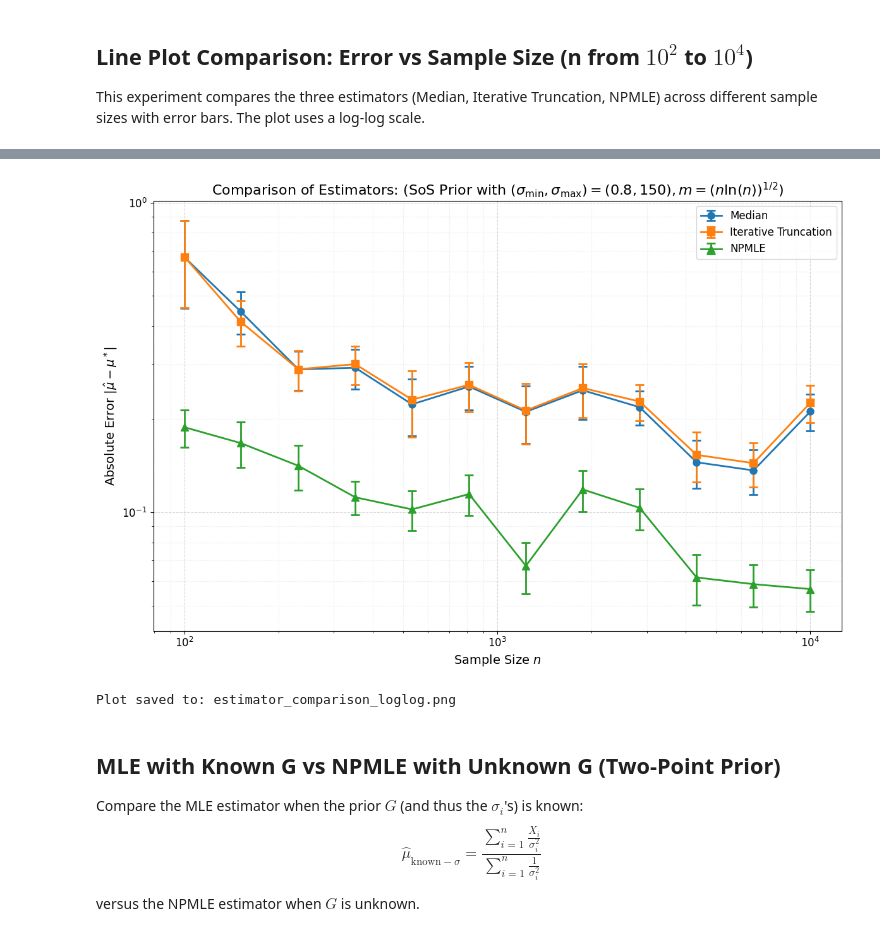
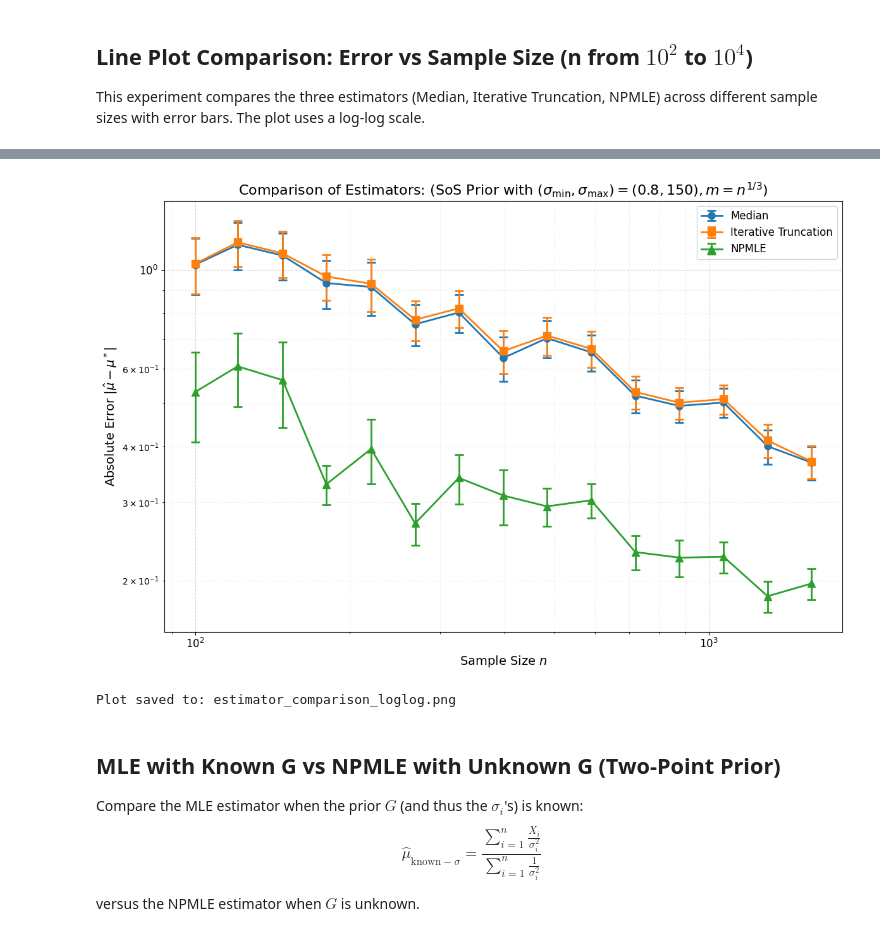
Before and after one commit to AshettyV/NPMLE, a Jupyter notebook: NPMLE_py_tests.ipynb, the cells around one changed output, grey strips where cells are left out. Cells and saved outputs as stored; diff of their text form; code cells hidden in the pictures.

Commit message:
code used for plots in paper

```diff
--- a/NPMLE_py_tests.ipynb
+++ b/NPMLE_py_tests.ipynb
@@ -1337,10 +1048,10 @@ import matplotlib.pyplot as plt
 # Experiment parameters
 n_sims = 1
 si_min = 0.8
-si_max = 15.0
+si_max = 300.0
 n = 500
 # m = np.sqrt(n * np.log(n))
-m = np.cbrt(n)
+m = np.sqrt(n)
 true_mu = 0.0
 B = 10.0      # for iterative_truncation_estimator
 mu0 = 1.0     # initial guess for iterative_truncation_estimator
@@ -1414,8 +1125,9 @@ Error:
 This experiment compares the three estimators (Median, Iterative Truncation, NPMLE) across different sample sizes with error bars. The plot uses a log-log scale.
 # %%
 # Experiment parameters
-n_values = np.logspace(2, 4, 12).astype(int)  # 12 points from 10^2 to 10^6
-n_sims = 20  # Number of simulations per n value (for computing mean and std)
+n_values = np.logspace(2, 3.2, 12).astype(int)  # 12 points from 10^2 to 10^6
+n_sims = 100  # Number of simulations per n value (for computing mean and std)
+
 
 # Prior parameters
 si_min = 0.7
@@ -1431,6 +1143,7 @@ results_median = {n: [] for n in n_values}
 results_truncation = {n: [] for n in n_values}
 results_npmle = {n: [] for n in n_values}
 
+# Set seed
 np.random.seed(42)
 
 print(f"Running experiment with n values: {n_values}")
@@ -1439,7 +1152,7 @@ print("="*60)
 
 for n in n_values:
     print(f"\nProcessing n = {n:,}...")
-    m = max(1, int(np.sqrt(n * np.log(n))))  # m = cube root of n
+    m = max(1, int(np.sqrt(n)))  # m = cube root of n
 
     for s in range(n_sims):
         # Generate data
@@ -1453,16 +1166,21 @@ for n in n_values:
 
         # 2. Iterative truncation estimator
         mu_hat_trunc = iterative_truncation_estimator(
-            N_obs=X, B=B, mu0=mu0, mu_star=true_mu, m=m, n=n, return_path=False)
+           N_obs=X, B=B, mu0=mu0, mu_star=true_mu, m=m, n=n, return_path=False)
         err_trunc = np.abs(mu_hat_trunc - true_mu)
         results_truncation[n].append(err_trunc)
+
 
         # 3. NPMLE estimator (skip for very large n due to computational cost)
         if n <= 1e6:  # Only run NPMLE for n <= 10^6
             try:
+                # _, _, mu_hat_npmle = npmle_alternating_full(
+                #     N_obs=X, si_min=si_min, si_max=si_max,
+                #     iter_max=8, verbose=False)
                 _, _, mu_hat_npmle = npmle_alternating_full(
-                    N_obs=X, si_min=si_min, si_max=si_max,
+                    N_obs=X, si_min=0, si_max=1000,
                     iter_max=8, verbose=False)
+
                 err_npmle = np.abs(mu_hat_npmle - true_mu)
             except Exception as e:
                 err_npmle = np.nan
@@ -1549,44 +1252,44 @@ ax.errorbar(n_values, median_means, yerr=median_stds,
             fmt='o-', color=colors['median'], linewidth=2, markersize=8,
             capsize=5, capthick=2, label='Median', elinewidth=2)
 
+
 # Plot Truncation estimator
 ax.errorbar(n_values, trunc_means, yerr=trunc_stds,
             fmt='s-', color=colors['truncation'], linewidth=2, markersize=8,
             capsize=5, capthick=2, label='Iterative Truncation', elinewidth=2)
-
 # Plot NPMLE estimator (only where data exists)
 valid_npmle = ~np.isnan(npmle_means)
 ax.errorbar(n_values[valid_npmle], npmle_means[valid_npmle],
             yerr=npmle_stds[valid_npmle],
             fmt='^-', color=colors['npmle'], linewidth=2, markersize=8,
             capsize=5, capthick=2, label='NPMLE', elinewidth=2)
 
 # Set log scale for both axes
 ax.set_xscale('log')
 ax.set_yscale('log')
 
 # Labels and title
 ax.set_xlabel('Sample Size $n$', fontsize=14)
 ax.set_ylabel(r'Absolute Error $|\hat{\mu} - \mu^*|$', fontsize=14)
-ax.set_title(r'Comparison of Estimators: (SoS Prior with $(\sigma_{\text{min}}, \sigma_{\text{max}})=(0.8,150), m=(n\ln(n))^{1/2}$)', fontsize=16)
+ax.set_title(r'Comparison of Estimators: (SoS Prior with $(\sigma_{\text{min}}, \sigma_{\text{max}})=(0.8,150), m=n^{1/3}$)', fontsize=16)
 
 # Legend
 ax.legend(fontsize=12, loc='upper right')
 
 # Grid
 ax.grid(True, which='both', linestyle='--', alpha=0.5)
 ax.grid(True, which='minor', linestyle=':', alpha=0.3)
 
 # Tick formatting
 ax.tick_params(axis='both', which='major', labelsize=12)
 
 plt.tight_layout()
 plt.savefig('estimator_comparison_loglog.png', dpi=300, bbox_inches='tight')
 plt.show()
 
 print("\nPlot saved to: estimator_comparison_loglog.png")
 # %% [output]
-[figure, old version]
+[figure, new version]
 Plot saved to: estimator_comparison_loglog.png
 # %% [markdown]
 ## MLE with Known G vs NPMLE with Unknown G (Two-Point Prior)
```
Also changed, not shown: parts of 16 cells of this notebook.
